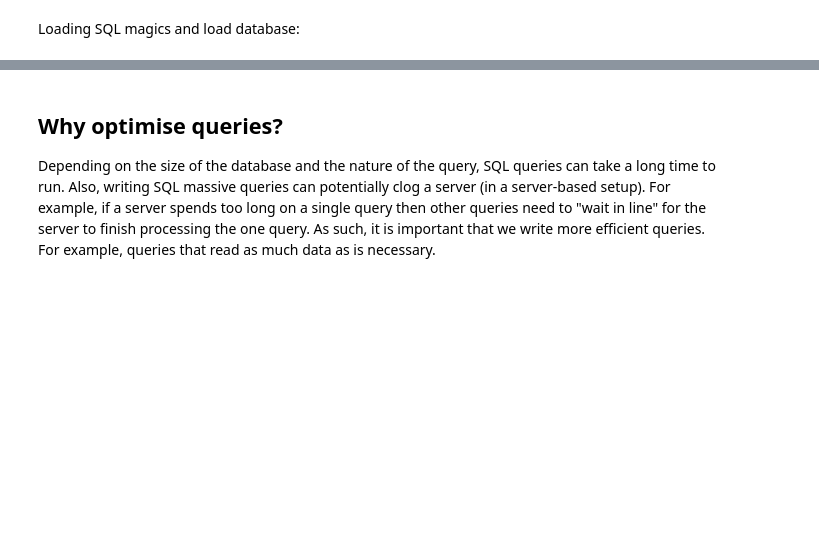
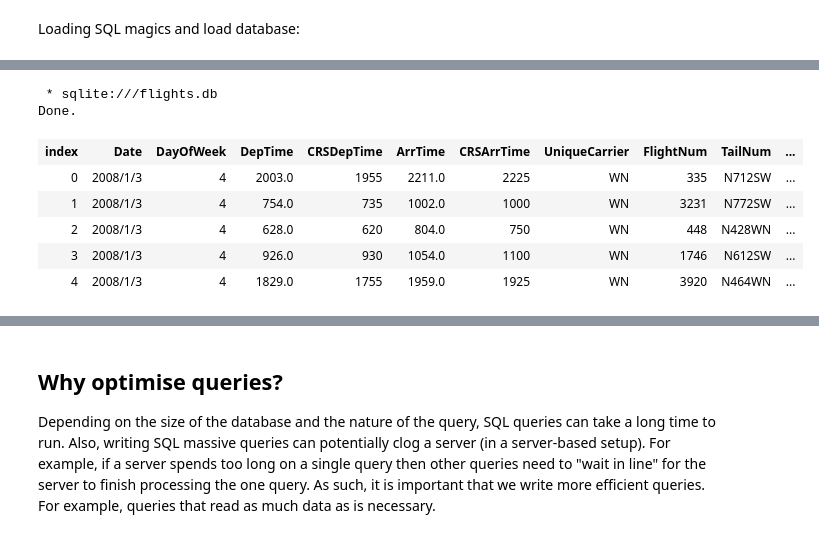
Before and after one commit to endiesworld/Explore_sql_mcqs, a Jupyter notebook: Optimising_SQL_Queries/10_Optimising_sql_queries.ipynb, the cells around one changed output, grey strips where cells are left out. Cells and saved outputs as stored; diff of their text form; code cells hidden in the pictures; blank space fills up the shorter version.

```diff
--- a/Optimising_SQL_Queries/10_Optimising_sql_queries.ipynb
+++ b/Optimising_SQL_Queries/10_Optimising_sql_queries.ipynb
@@ -45,0 +351,15 @@ Loading SQL magics and load database:
+# %%
+%%sql
+--What manufacturer had the highest average delay (DepDelay + ArrDelay)
+SELECT *
+FROM flights
+LIMIT 5
+# %% [output]
+ * sqlite:///flights.db
+Done.
+| index | Date | DayOfWeek | DepTime | CRSDepTime | ArrTime | CRSArrTime | UniqueCarrier | FlightNum | TailNum | ... |
+| 0 | 2008/1/3 | 4 | 2003.0 | 1955 | 2211.0 | 2225 | WN | 335 | N712SW | ... |
+| 1 | 2008/1/3 | 4 | 754.0 | 735 | 1002.0 | 1000 | WN | 3231 | N772SW | ... |
+| 2 | 2008/1/3 | 4 | 628.0 | 620 | 804.0 | 750 | WN | 448 | N428WN | ... |
+| 3 | 2008/1/3 | 4 | 926.0 | 930 | 1054.0 | 1100 | WN | 1746 | N612SW | ... |
+| 4 | 2008/1/3 | 4 | 1829.0 | 1755 | 1959.0 | 1925 | WN | 3920 | N464WN | ... |
```
Also changed, not shown: parts of 39 cells of this notebook.
